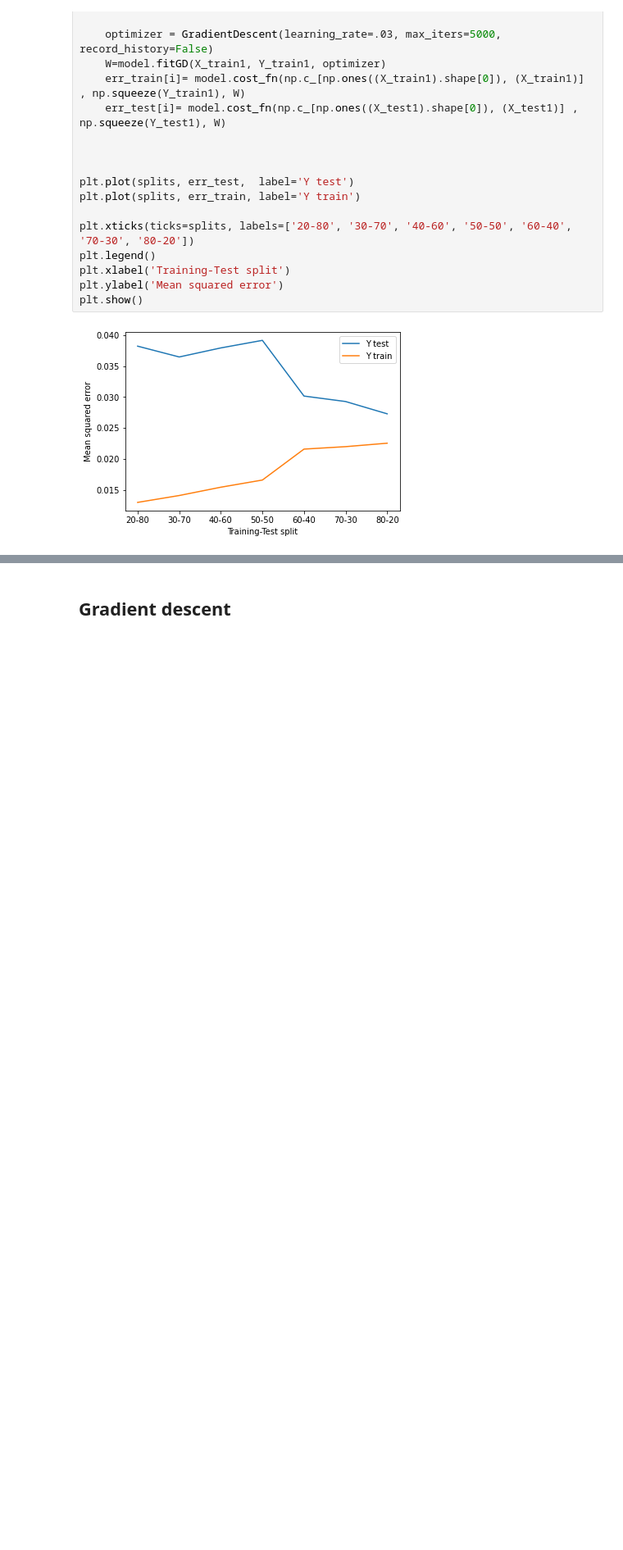
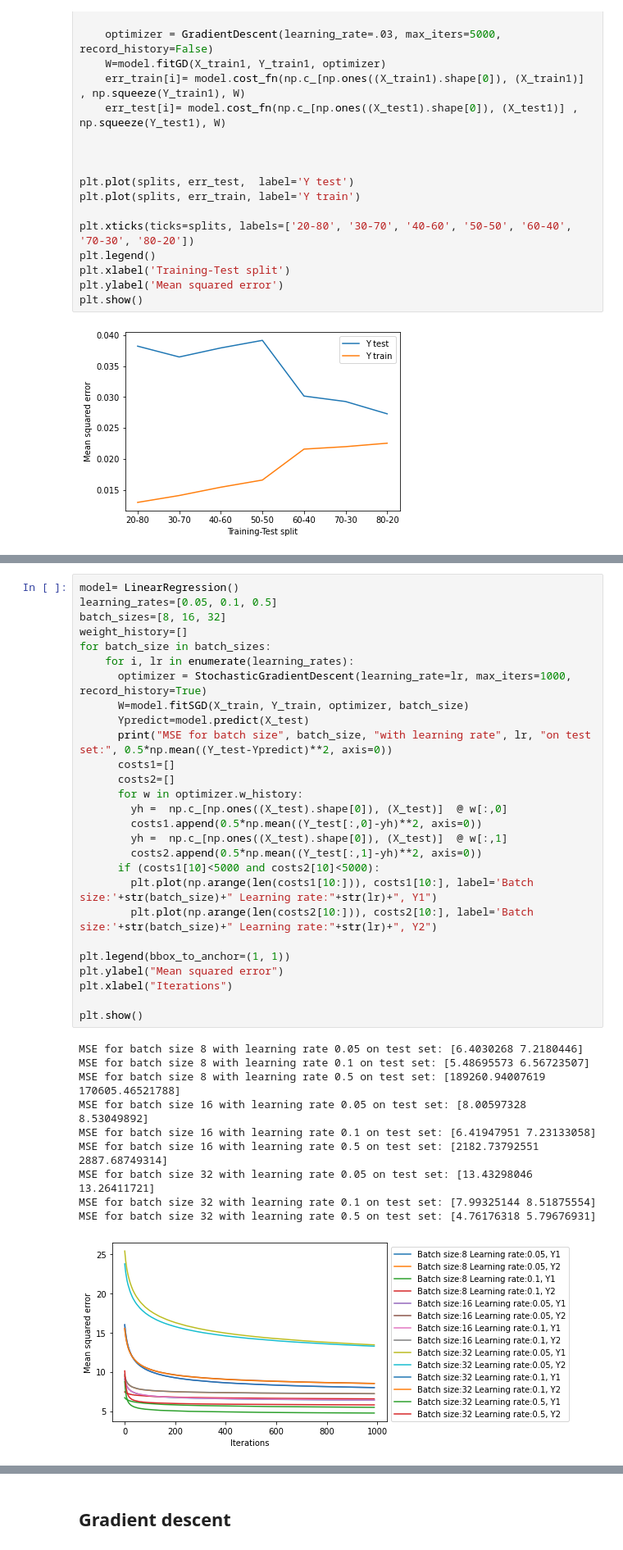
Before and after one commit to VenissaCarolQuadros/COMP551, a Jupyter notebook: COMP551_A1.ipynb, the cells around one changed output, grey strips where cells are left out. Shown at 82% size. Drawn from its saved outputs; the diff is of its cells as text; blank space fills up the shorter version.

```diff
--- a/COMP551_A1.ipynb
+++ b/COMP551_A1.ipynb
@@ -600,0 +586,38 @@ plt.show()
+# %%
+model= LinearRegression()
+learning_rates=[0.05, 0.1, 0.5]
+batch_sizes=[8, 16, 32]
+weight_history=[]
+for batch_size in batch_sizes:
+    for i, lr in enumerate(learning_rates):
+      optimizer = StochasticGradientDescent(learning_rate=lr, max_iters=1000, record_history=True)
+      W=model.fitSGD(X_train, Y_train, optimizer, batch_size)
+      Ypredict=model.predict(X_test)
+      print("MSE for batch size", batch_size, "with learning rate", lr, "on test set:", 0.5*np.mean((Y_test-Ypredict)**2, axis=0))
+      costs1=[]
+      costs2=[]
+      for w in optimizer.w_history:
+        yh =  np.c_[np.ones((X_test).shape[0]), (X_test)]  @ w[:,0]
+        costs1.append(0.5*np.mean((Y_test[:,0]-yh)**2, axis=0))
+        yh =  np.c_[np.ones((X_test).shape[0]), (X_test)]  @ w[:,1]
+        costs2.append(0.5*np.mean((Y_test[:,1]-yh)**2, axis=0))
+      if (costs1[10]<5000 and costs2[10]<5000):
+        plt.plot(np.arange(len(costs1[10:])), costs1[10:], label='Batch size:'+str(batch_size)+" Learning rate:"+str(lr)+", Y1")
+        plt.plot(np.arange(len(costs2[10:])), costs2[10:], label='Batch size:'+str(batch_size)+" Learning rate:"+str(lr)+", Y2")
+
+plt.legend(bbox_to_anchor=(1, 1))
+plt.ylabel("Mean squared error")
+plt.xlabel("Iterations")
+
+plt.show()
+# %% [output]
+MSE for batch size 8 with learning rate 0.05 on test set: [6.4030268 7.2180446]
+MSE for batch size 8 with learning rate 0.1 on test set: [5.48695573 6.56723507]
+MSE for batch size 8 with learning rate 0.5 on test set: [189260.94007619 170605.46521788]
+MSE for batch size 16 with learning rate 0.05 on test set: [8.00597328 8.53049892]
+MSE for batch size 16 with learning rate 0.1 on test set: [6.41947951 7.23133058]
+MSE for batch size 16 with learning rate 0.5 on test set: [2182.73792551 2887.68749314]
+MSE for batch size 32 with learning rate 0.05 on test set: [13.43298046 13.26411721]
+MSE for batch size 32 with learning rate 0.1 on test set: [7.99325144 8.51875554]
+MSE for batch size 32 with learning rate 0.5 on test set: [4.76176318 5.79676931]
+[figure, added]
```
Also changed, not shown: parts of 11 cells of this notebook.
